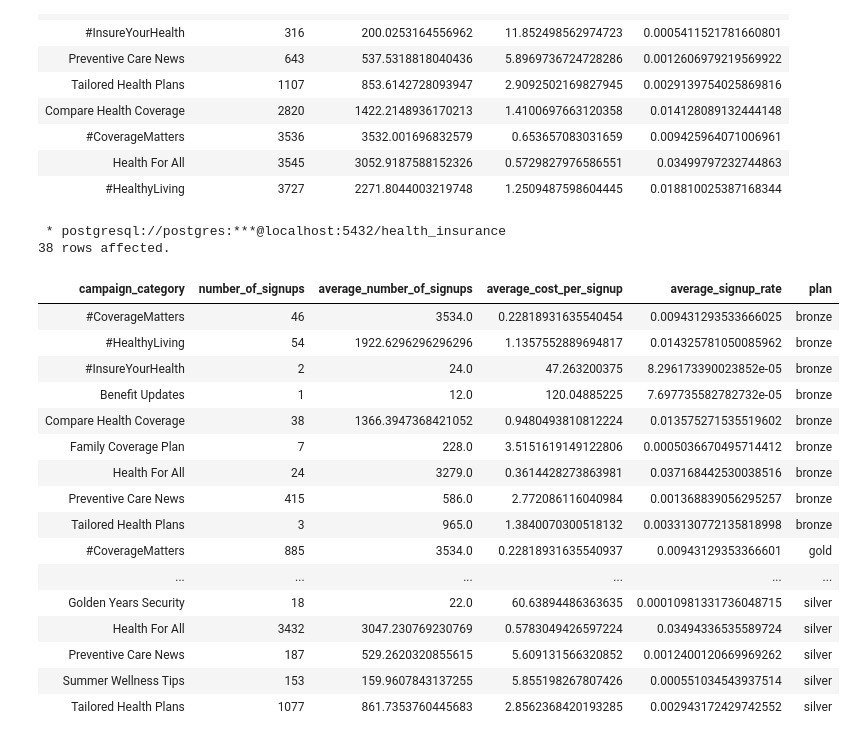
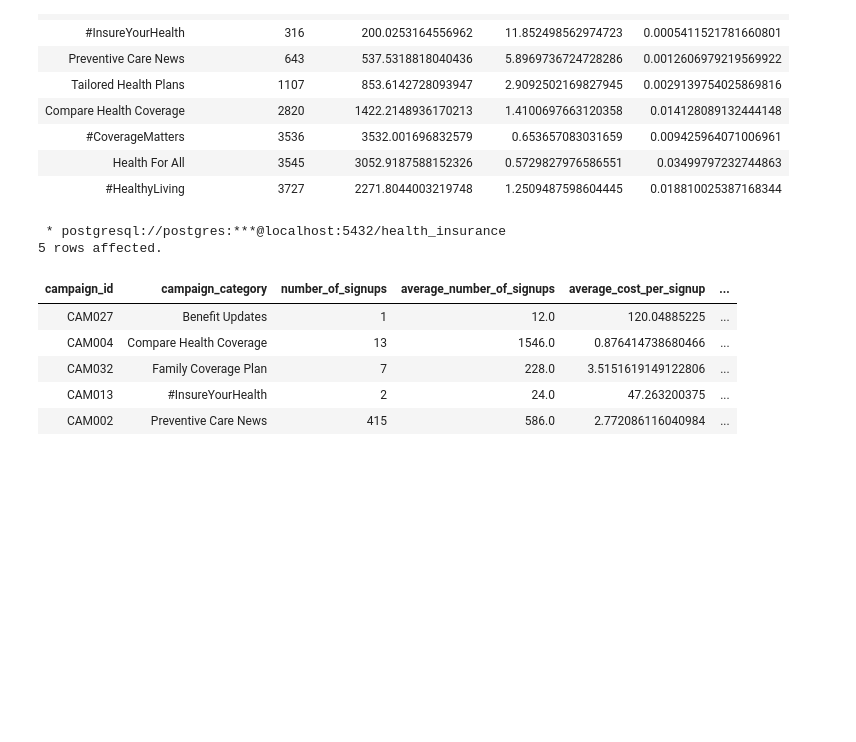
Before and after one commit to The-DigitalAcademy/Health_Insurance, a Jupyter notebook: SQL_Analysis.ipynb, the cells around one changed output. Saved outputs shown, nothing was run; the diff lists cells and outputs as text; code cells hidden in the pictures; blank space fills up the shorter version.

```diff
--- a/SQL_Analysis.ipynb
+++ b/SQL_Analysis.ipynb
@@ -95,33 +227,36 @@ ORDER BY number_of_signups
 # %%
 %%sql
 
-SELECT cc."campaign_category", count(cu."campaign_id") as number_of_signups, avg("num_signups") as average_number_of_signups, avg("cost_per_signup") as average_cost_per_signup, avg("signup_rate") as average_signup_rate, p."plan"
-FROM "Campaigns" c
-JOIN "Campaign_category" cc ON cc."campaign_category_id" = c."campaign_category_id"
-JOIN "Customers" cu ON cu."campaign_id" = c."campaign_id"
-JOIN "Plan" p ON p."plan_id" = cu."plan_id"
-GROUP BY cc."campaign_category", p."plan"
-ORDER BY p."plan"
+SELECT
+    c."campaign_id",
+    cc."campaign_category",
+    count(cu."campaign_id") as number_of_signups,
+    avg("num_signups") as average_number_of_signups,
+    avg("cost_per_signup") as average_cost_per_signup,
+    avg("signup_rate") as average_signup_rate,
+    p."plan"
+FROM
+    "Campaigns" c
+JOIN
+    "Campaign_category" cc ON cc."campaign_category_id" = c."campaign_category_id"
+JOIN
+    "Customers" cu ON cu."campaign_id" = c."campaign_id"
+JOIN
+    "Plan" p ON p."plan_id" = cu."plan_id"
+GROUP BY
+    c."campaign_id", cc."campaign_category", p."plan"
+ORDER BY
+    p."plan"
+Limit 5;
 # %% [output]
  * postgresql://postgres:***@localhost:5432/health_insurance
-38 rows affected.
+5 rows affected.
-| campaign_category | number_of_signups | average_number_of_signups | average_cost_per_signup | average_signup_rate | plan |
-| #CoverageMatters | 46 | 3534.0 | 0.22818931635540454 | 0.009431293533666025 | bronze |
-| #HealthyLiving | 54 | 1922.6296296296296 | 1.1357552889694817 | 0.014325781050085962 | bronze |
-| #InsureYourHealth | 2 | 24.0 | 47.263200375 | 8.296173390023852e-05 | bronze |
-| Benefit Updates | 1 | 12.0 | 120.04885225 | 7.697735582782732e-05 | bronze |
-| Compare Health Coverage | 38 | 1366.3947368421052 | 0.9480493810812224 | 0.013575271535519602 | bronze |
-| Family Coverage Plan | 7 | 228.0 | 3.5151619149122806 | 0.0005036670495714412 | bronze |
-| Health For All | 24 | 3279.0 | 0.3614428273863981 | 0.037168442530038516 | bronze |
-| Preventive Care News | 415 | 586.0 | 2.772086116040984 | 0.001368839056295257 | bronze |
-| Tailored Health Plans | 3 | 965.0 | 1.3840070300518132 | 0.0033130772135818998 | bronze |
-| #CoverageMatters | 885 | 3534.0 | 0.22818931635540937 | 0.00943129353366601 | gold |
-| ... | ... | ... | ... | ... | ... |
-| Golden Years Security | 18 | 22.0 | 60.63894486363635 | 0.00010981331736048715 | silver |
-| Health For All | 3432 | 3047.230769230769 | 0.5783049426597224 | 0.03494336535589724 | silver |
-| Preventive Care News | 187 | 529.2620320855615 | 5.609131566320852 | 0.0012400120669969262 | silver |
-| Summer Wellness Tips | 153 | 159.9607843137255 | 5.855198267807426 | 0.000551034543937514 | silver |
-| Tailored Health Plans | 1077 | 861.7353760445683 | 2.8562368420193285 | 0.002943172429742552 | silver |
+| campaign_id | campaign_category | number_of_signups | average_number_of_signups | average_cost_per_signup | ... |
+| CAM027 | Benefit Updates | 1 | 12.0 | 120.04885225 | ... |
+| CAM004 | Compare Health Coverage | 13 | 1546.0 | 0.876414738680466 | ... |
+| CAM032 | Family Coverage Plan | 7 | 228.0 | 3.5151619149122806 | ... |
+| CAM013 | #InsureYourHealth | 2 | 24.0 | 47.263200375 | ... |
+| CAM002 | Preventive Care News | 415 | 586.0 | 2.772086116040984 | ... |
 # %%
 %%sql
 
```
Also changed, not shown: parts of 17 cells of this notebook, 1 other file.
